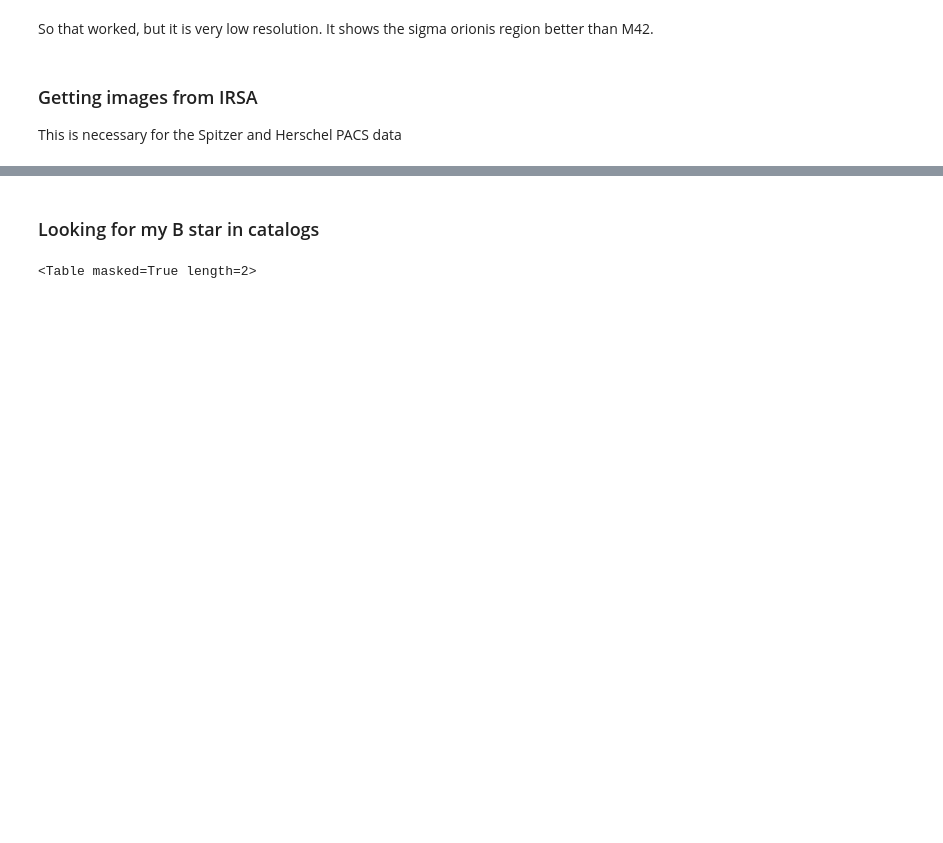
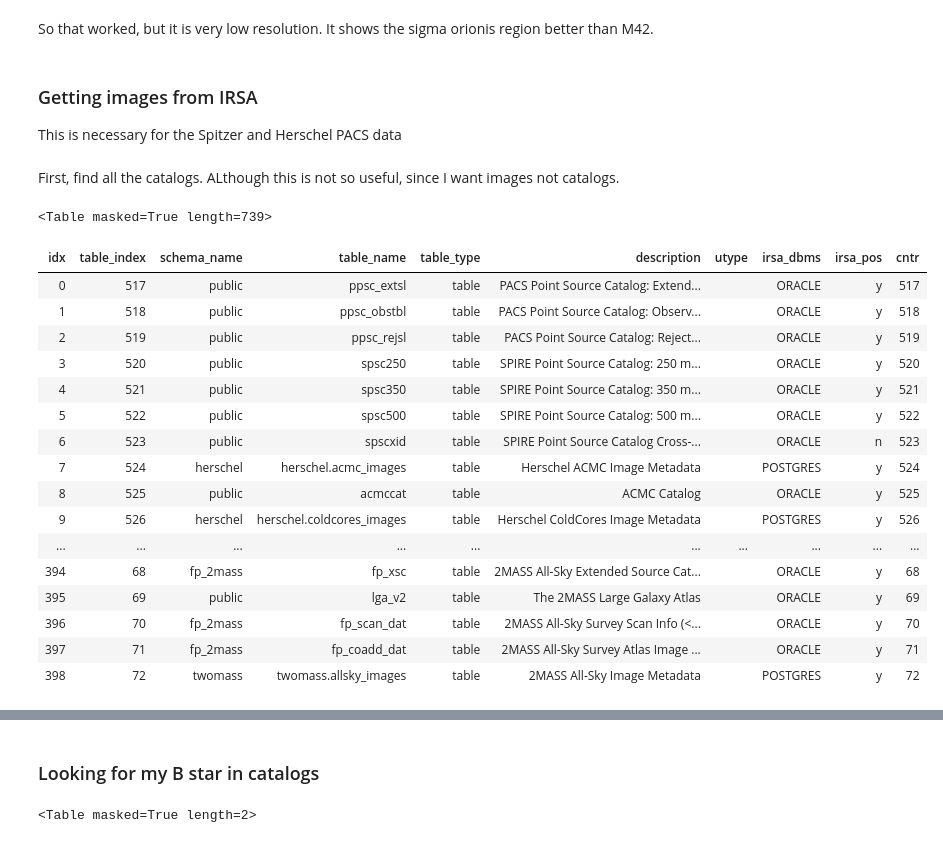
Before and after one commit to div-B-equals-0/dust-wave-case-studies, a Jupyter notebook: Orion with Virtual Observatory.ipynb, the cells around one changed output, grey strips where cells are left out. Saved outputs shown, nothing was run; the diff lists cells and outputs as text; code cells hidden in the pictures; blank space fills up the shorter version.

```diff
--- a/Orion with Virtual Observatory.ipynb
+++ b/Orion with Virtual Observatory.ipynb
@@ -294,3 +290,43 @@ So that worked, but it is very low resolution.  It shows the sigma orionis regio
 ### Getting images from IRSA
 
 This is necessary for the Spitzer and Herschel PACS data
+# %% [markdown]
+First, find all the catalogs.  ALthough this is not so useful, since I want images not catalogs.
+# %%
+#Start with a Base URL.
+tap_base_url = 'https://irsa.ipac.caltech.edu/TAP/sync?'
+
+#Attach search parameters to this.
+tap_params = {
+    "request": "doQuery",
+    "lang": "ADQL",
+    "QUERY":"SELECT * FROM TAP_SCHEMA.tables"
+    }
+
+#Send the request.
+r = requests.post(tap_base_url, data = tap_params)
+
+#Put the results in an astropy table.
+table=Table.read(io.BytesIO(r.content))
+
+#Show the table.
+table.show_in_notebook()
+# %% [output]
+<Table masked=True length=739>
+| idx | table_index | schema_name | table_name | table_type | description | utype | irsa_dbms | irsa_pos | cntr |
+| 0 | 517 | public | ppsc_extsl | table | PACS Point Source Catalog: Extend... |  | ORACLE | y | 517 |
+| 1 | 518 | public | ppsc_obstbl | table | PACS Point Source Catalog: Observ... |  | ORACLE | y | 518 |
+| 2 | 519 | public | ppsc_rejsl | table | PACS Point Source Catalog: Reject... |  | ORACLE | y | 519 |
+| 3 | 520 | public | spsc250 | table | SPIRE Point Source Catalog: 250 m... |  | ORACLE | y | 520 |
+| 4 | 521 | public | spsc350 | table | SPIRE Point Source Catalog: 350 m... |  | ORACLE | y | 521 |
+| 5 | 522 | public | spsc500 | table | SPIRE Point Source Catalog: 500 m... |  | ORACLE | y | 522 |
+| 6 | 523 | public | spscxid | table | SPIRE Point Source Catalog Cross-... |  | ORACLE | n | 523 |
+| 7 | 524 | herschel | herschel.acmc_images | table | Herschel ACMC Image Metadata |  | POSTGRES | y | 524 |
+| 8 | 525 | public | acmccat | table | ACMC Catalog |  | ORACLE | y | 525 |
+| 9 | 526 | herschel | herschel.coldcores_images | table | Herschel ColdCores Image Metadata |  | POSTGRES | y | 526 |
+| ... | ... | ... | ... | ... | ... | ... | ... | ... | ... |
+| 394 | 68 | fp_2mass | fp_xsc | table | 2MASS All-Sky Extended Source Cat... |  | ORACLE | y | 68 |
+| 395 | 69 | public | lga_v2 | table | The 2MASS Large Galaxy Atlas |  | ORACLE | y | 69 |
+| 396 | 70 | fp_2mass | fp_scan_dat | table | 2MASS All-Sky Survey Scan Info (<... |  | ORACLE | y | 70 |
+| 397 | 71 | fp_2mass | fp_coadd_dat | table | 2MASS All-Sky Survey Atlas Image ... |  | ORACLE | y | 71 |
+| 398 | 72 | twomass | twomass.allsky_images | table | 2MASS All-Sky Image Metadata |  | POSTGRES | y | 72 |
```
Also changed, not shown: parts of 6 cells of this notebook, 54 other files.
